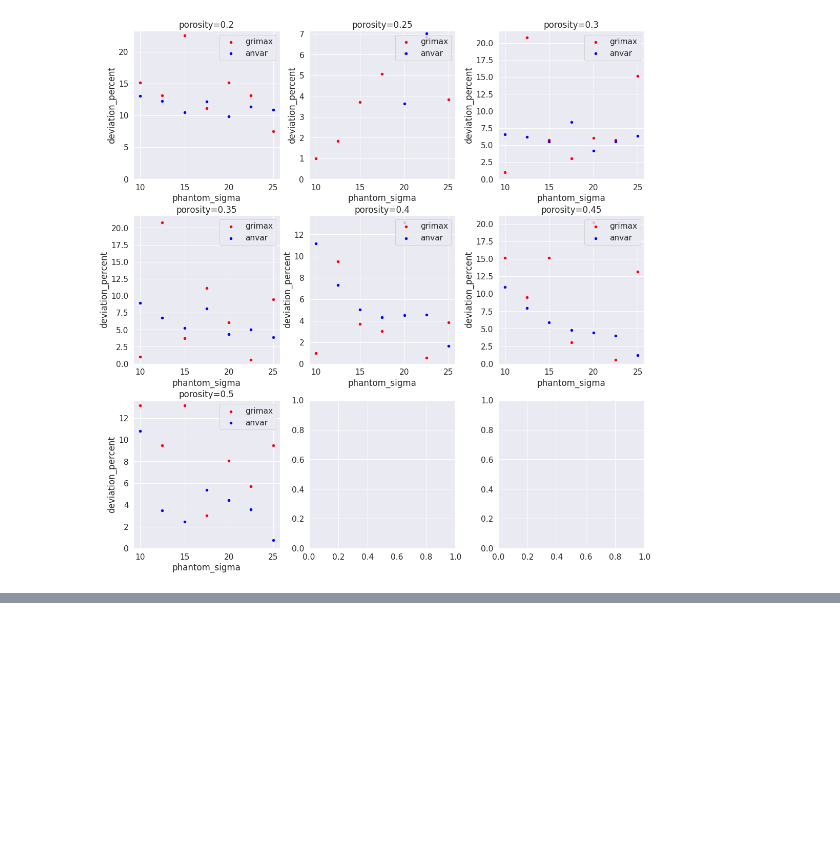
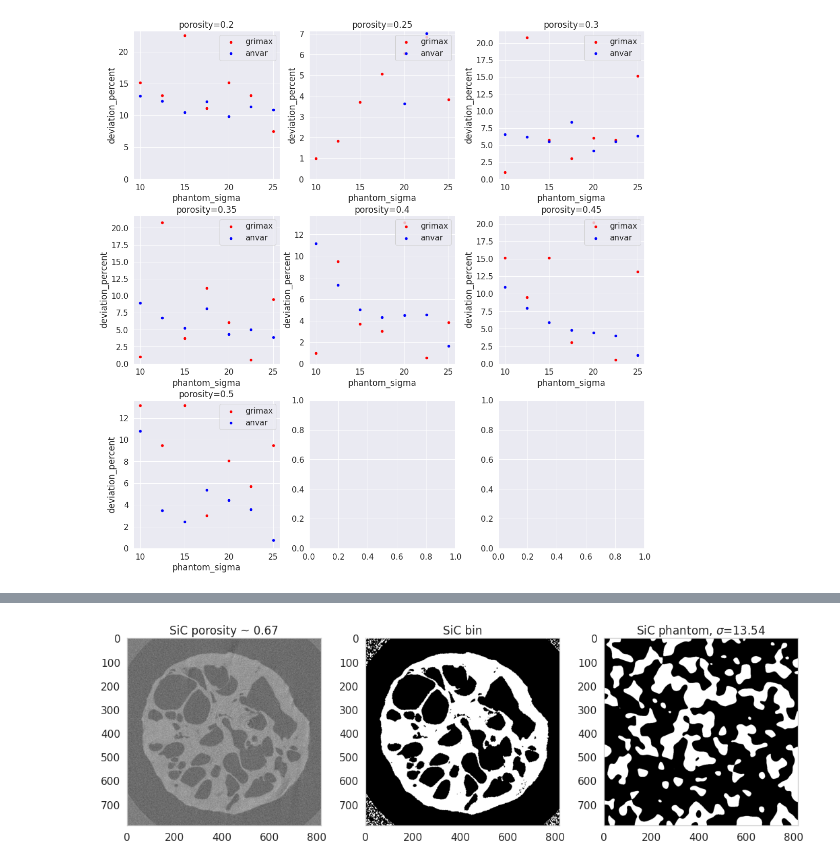
Before and after one commit to ankhafizov/MLTomography, a Jupyter notebook: sigma_contest_analysis_2d.ipynb, the cells around one changed output, grey strips where cells are left out. Drawn from its saved outputs; the diff is of its cells as text; code cells hidden in the pictures; blank space fills up the shorter version.

```diff
--- a/sigma_contest_analysis_2d.ipynb
+++ b/sigma_contest_analysis_2d.ipynb
@@ -182,0 +248,4 @@ sigma_poly
+# %%
+show_parallel_pair(img3d, label="SiC")
+# %% [output]
+[figure, added]
```
Also changed, not shown: parts of 28 cells of this notebook, 1 other file.
